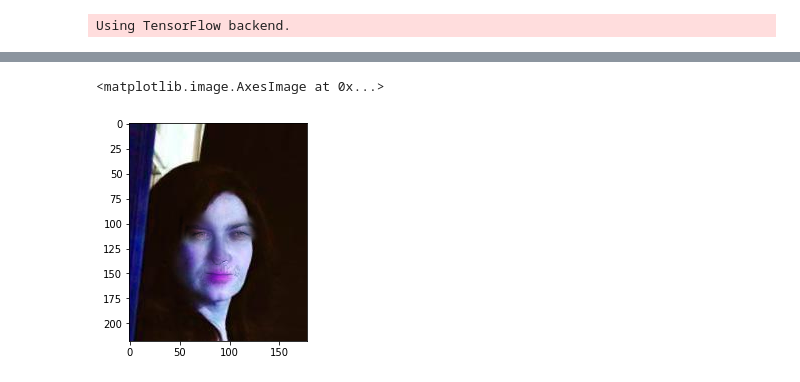
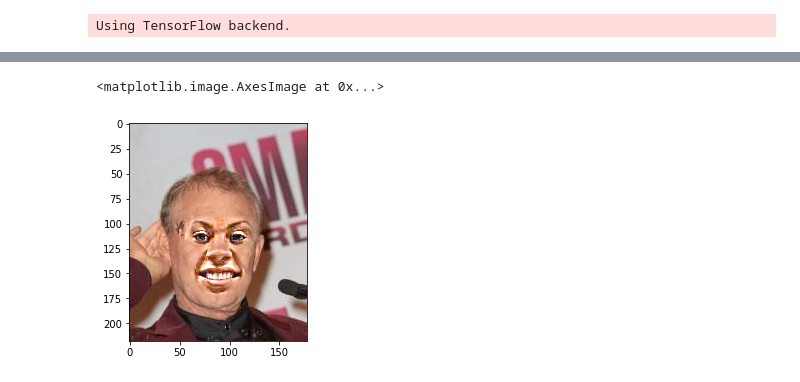
Before and after one commit to chrisidso/FakeFaceMaker, a Jupyter notebook: fake_face_maker_run_one.ipynb, the cells around one changed output, grey strips where cells are left out. Saved outputs shown, nothing was run; the diff lists cells and outputs as text; code cells hidden in the pictures.

Commit message:
Chris modified the fake_face_maker notebook and the face_controller module - added a function and generated soem new test images.

```diff
--- a/fake_face_maker_run_one.ipynb
+++ b/fake_face_maker_run_one.ipynb
@@ -28,5 +14,5 @@ W0729 09:51:14.961405 140525995616064 hdf5_format.py:263] Sequential models with
 # %%
-fake_face = fc.fake_face_generator()
+im1, im2, res = fc.fake_face_generator()
 # %%
-plt.imshow(fake_face)
+plt.imshow(res)
 # %% [output]
@@ -34,2 +21,2 @@ W0729 09:52:46.274258 140525995616064 image.py:648] Clipping input data to the v
 <matplotlib.image.AxesImage at 0x...>
-[figure, old version]
+[figure, new version]
```
Also changed, not shown: parts of 2 cells of this notebook, 1 other file.
